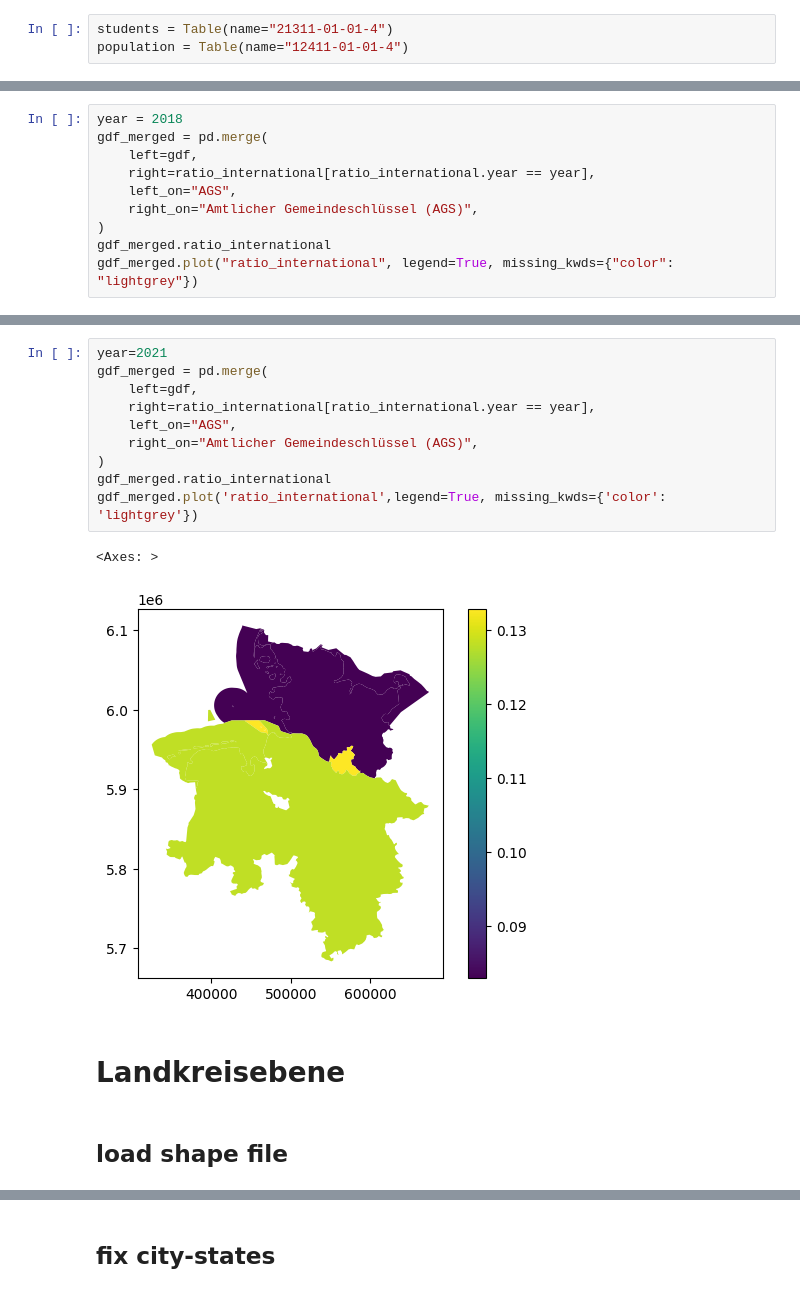
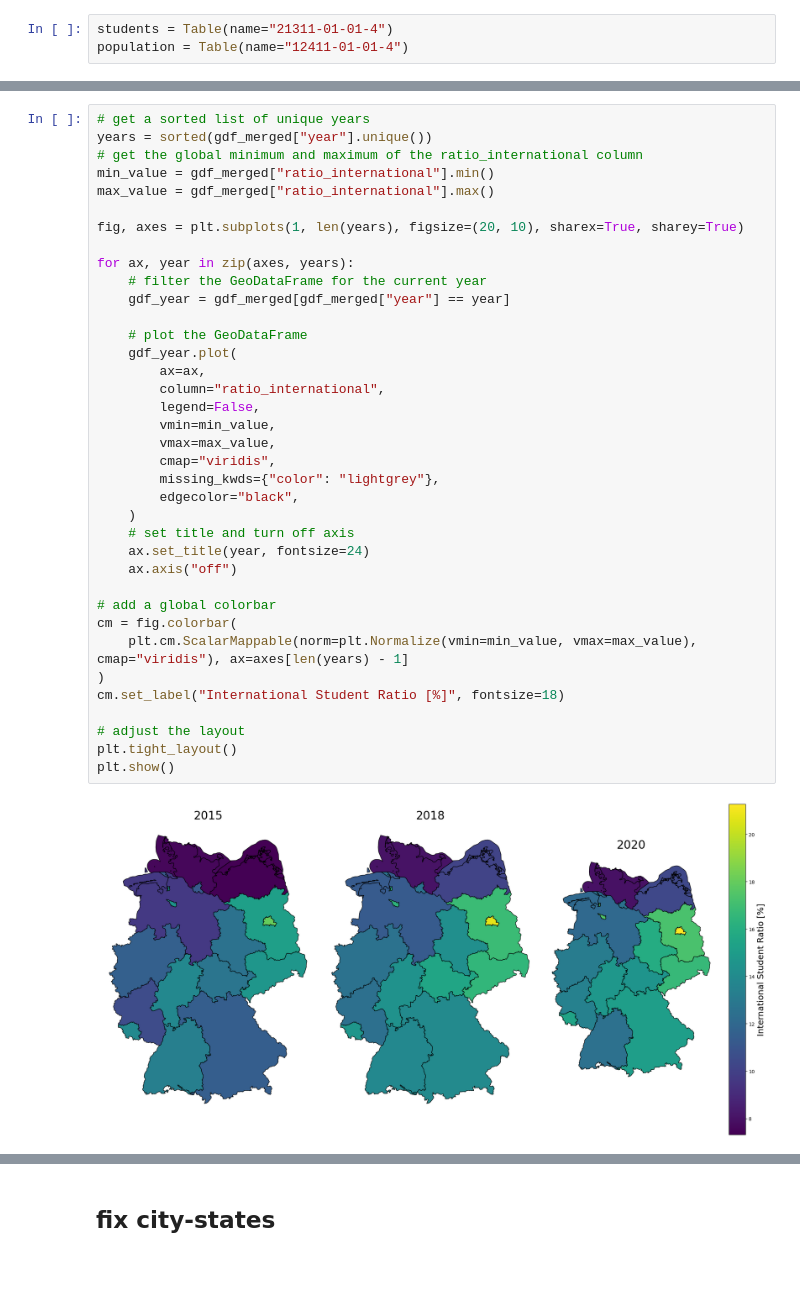
Before and after one commit to CorrelAid/pystatis, a Jupyter notebook: nb/02_Geo_visualization_example.ipynb, the cells around one changed output, grey strips where cells are left out. Saved outputs shown, nothing was run; the diff lists cells and outputs as text.

```diff
--- a/nb/02_Geo_visualization_example.ipynb
+++ b/nb/02_Geo_visualization_example.ipynb
@@ -194,10 +254,0 @@ gdf_merged.plot("ratio_international", legend=True, missing_kwds={"color": "ligh
-# %%
-year = 2018
-gdf_merged = pd.merge(
-    left=gdf,
-    right=ratio_international[ratio_international.year == year],
-    left_on="AGS",
-    right_on="Amtlicher Gemeindeschlüssel (AGS)",
-)
-gdf_merged.ratio_international
-gdf_merged.plot("ratio_international", legend=True, missing_kwds={"color": "lightgrey"})
@@ -207,17 +255,39 @@ gdf_merged.plot("ratio_international", legend=True, missing_kwds={"color": "ligh
-# %%
-year=2021
-gdf_merged = pd.merge(
-    left=gdf,
-    right=ratio_international[ratio_international.year == year],
-    left_on="AGS",
-    right_on="Amtlicher Gemeindeschlüssel (AGS)",
-)
-gdf_merged.ratio_international
-gdf_merged.plot('ratio_international',legend=True, missing_kwds={'color': 'lightgrey'})
-# %% [output]
-<Axes: >
-[figure, removed]
-# %% [markdown]
-# Landkreisebene
-# %% [markdown]
-## load shape file
+# %%
+# get a sorted list of unique years
+years = sorted(gdf_merged["year"].unique())
+# get the global minimum and maximum of the ratio_international column
+min_value = gdf_merged["ratio_international"].min()
+max_value = gdf_merged["ratio_international"].max()
+
+fig, axes = plt.subplots(1, len(years), figsize=(20, 10), sharex=True, sharey=True)
+
+for ax, year in zip(axes, years):
+    # filter the GeoDataFrame for the current year
+    gdf_year = gdf_merged[gdf_merged["year"] == year]
+
+    # plot the GeoDataFrame
+    gdf_year.plot(
+        ax=ax,
+        column="ratio_international",
+        legend=False,
+        vmin=min_value,
+        vmax=max_value,
+        cmap="viridis",
+        missing_kwds={"color": "lightgrey"},
+        edgecolor="black",
+    )
+    # set title and turn off axis
+    ax.set_title(year, fontsize=24)
+    ax.axis("off")
+
+# add a global colorbar
+cm = fig.colorbar(
+    plt.cm.ScalarMappable(norm=plt.Normalize(vmin=min_value, vmax=max_value), cmap="viridis"), ax=axes[len(years) - 1]
+)
+cm.set_label("International Student Ratio [%]", fontsize=18)
+
+# adjust the layout
+plt.tight_layout()
+plt.show()
+# %% [output]
+[figure, added]
```
Also changed, not shown: parts of 79 cells of this notebook.
